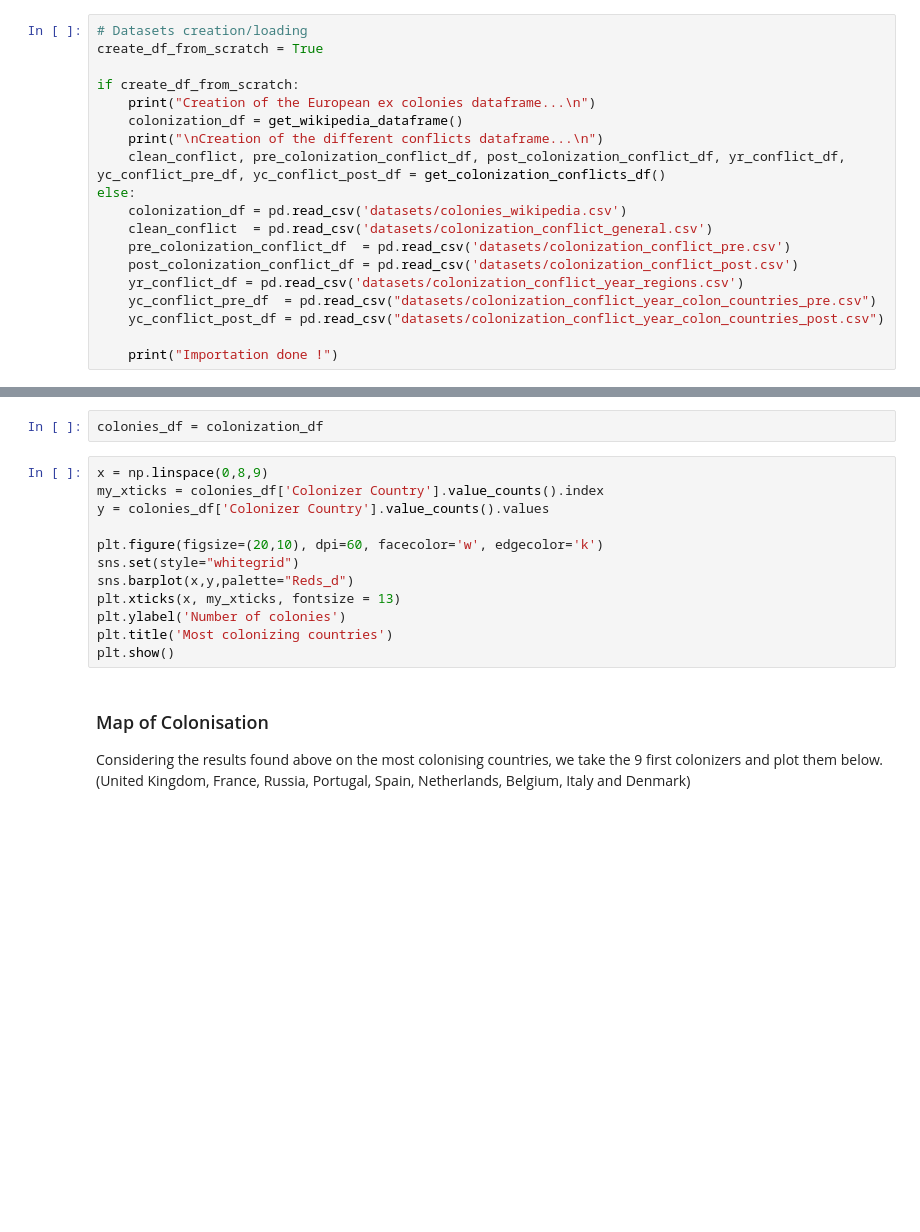
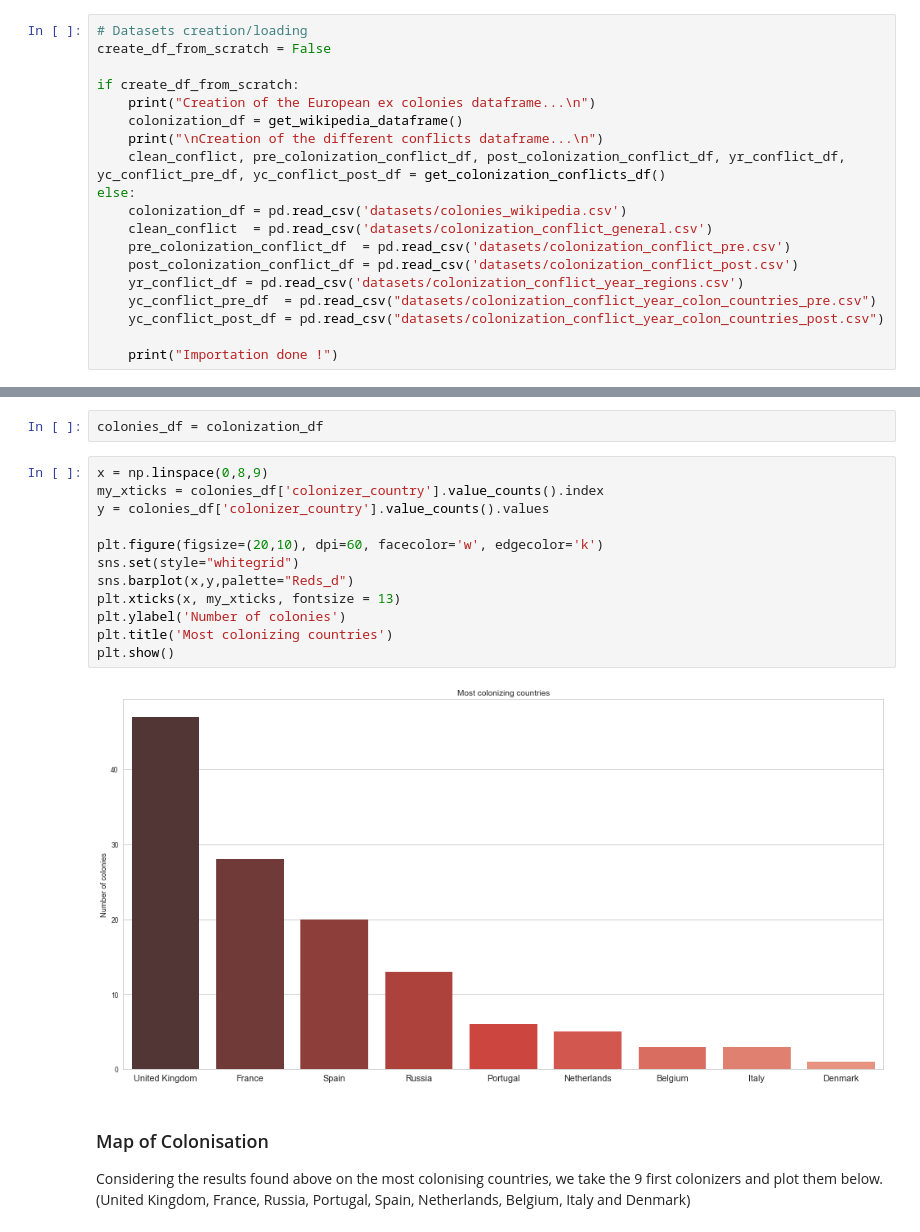
Before and after one commit to julied20/ada-2017, a Jupyter notebook: Project/exploratory_analysis.ipynb, the cells around one changed output, grey strips where cells are left out. Cells and saved outputs as stored; diff of their text form; blank space fills up the shorter version.

```diff
--- a/Project/exploratory_analysis.ipynb
+++ b/Project/exploratory_analysis.ipynb
@@ -19,6 +19,6 @@ from helpers.data_extraction import *
 # %%
 # Datasets creation/loading
-create_df_from_scratch = True
+create_df_from_scratch = False
 
 if create_df_from_scratch:
     print("Creation of the European ex colonies dataframe...\n")
@@ -82,16 +93,18 @@ We will first observe which countries were the biggest colonisers over the past
 colonies_df = colonization_df
 # %%
 x = np.linspace(0,8,9)
-my_xticks = colonies_df['Colonizer Country'].value_counts().index
-y = colonies_df['Colonizer Country'].value_counts().values
+my_xticks = colonies_df['colonizer_country'].value_counts().index
+y = colonies_df['colonizer_country'].value_counts().values
 
 plt.figure(figsize=(20,10), dpi=60, facecolor='w', edgecolor='k')
 sns.set(style="whitegrid")
 sns.barplot(x,y,palette="Reds_d")
 plt.xticks(x, my_xticks, fontsize = 13)
 plt.ylabel('Number of colonies')
 plt.title('Most colonizing countries')
 plt.show()
+# %% [output]
+[figure, added]
 # %% [markdown]
 ### Map of Colonisation
 
```
Also changed, not shown: parts of 15 cells of this notebook, 3 other files.
